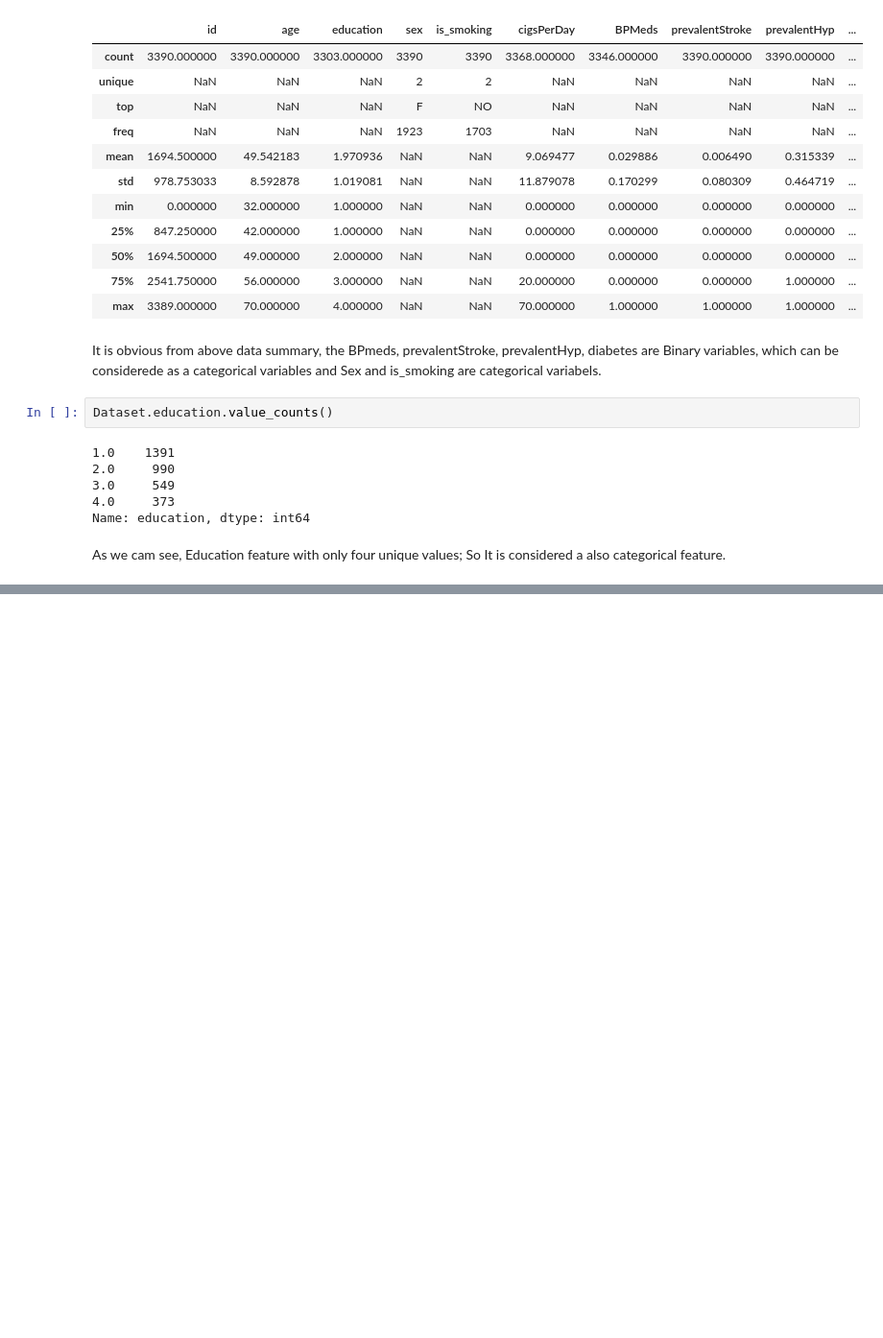
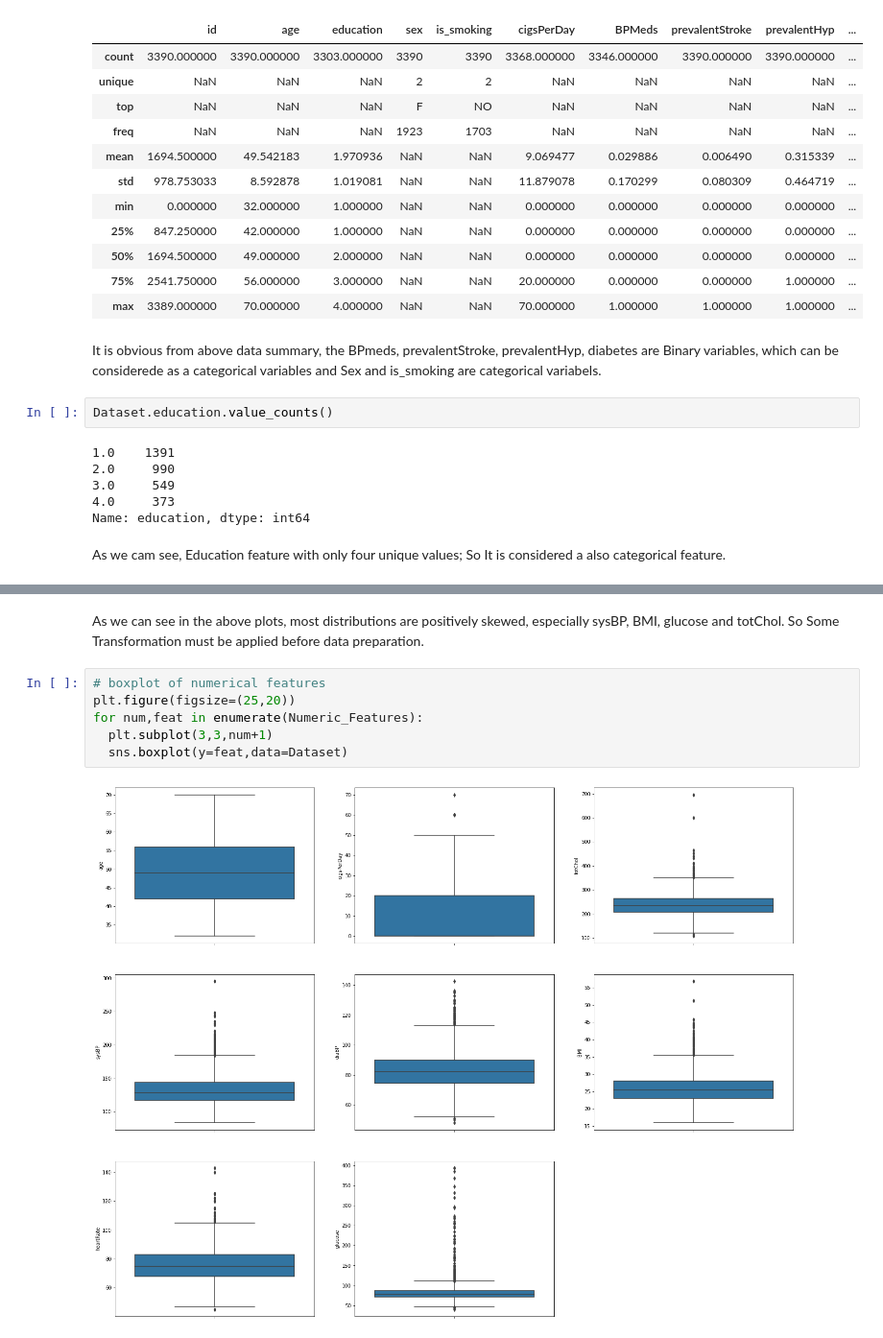
Before and after one commit to iMrugesh9/Cardiovascular_Risk_Prediction_Mrugesh_Patel, a Jupyter notebook: Cardiovascular_Risk_Prediction_Mrugesh_Patel.ipynb, the cells around one changed output, grey strips where cells are left out. Shown at 96% size. Drawn from its saved outputs; the diff is of its cells as text; blank space fills up the shorter version.

```diff
--- a/Cardiovascular_Risk_Prediction_Mrugesh_Patel.ipynb
+++ b/Cardiovascular_Risk_Prediction_Mrugesh_Patel.ipynb
@@ -225,0 +281,10 @@ As we cam see, Education feature with only four unique values; So It is consider
+# %% [markdown]
+As we can see in the above plots, most distributions are positively skewed, especially sysBP, BMI, glucose and totChol. So Some Transformation must be applied before data preparation.
+# %%
+# boxplot of numerical features
+plt.figure(figsize=(25,20))
+for num,feat in enumerate(Numeric_Features):
+  plt.subplot(3,3,num+1)
+  sns.boxplot(y=feat,data=Dataset)
+# %% [output]
+[figure, added]
```
Also changed, not shown: parts of 42 cells of this notebook.
